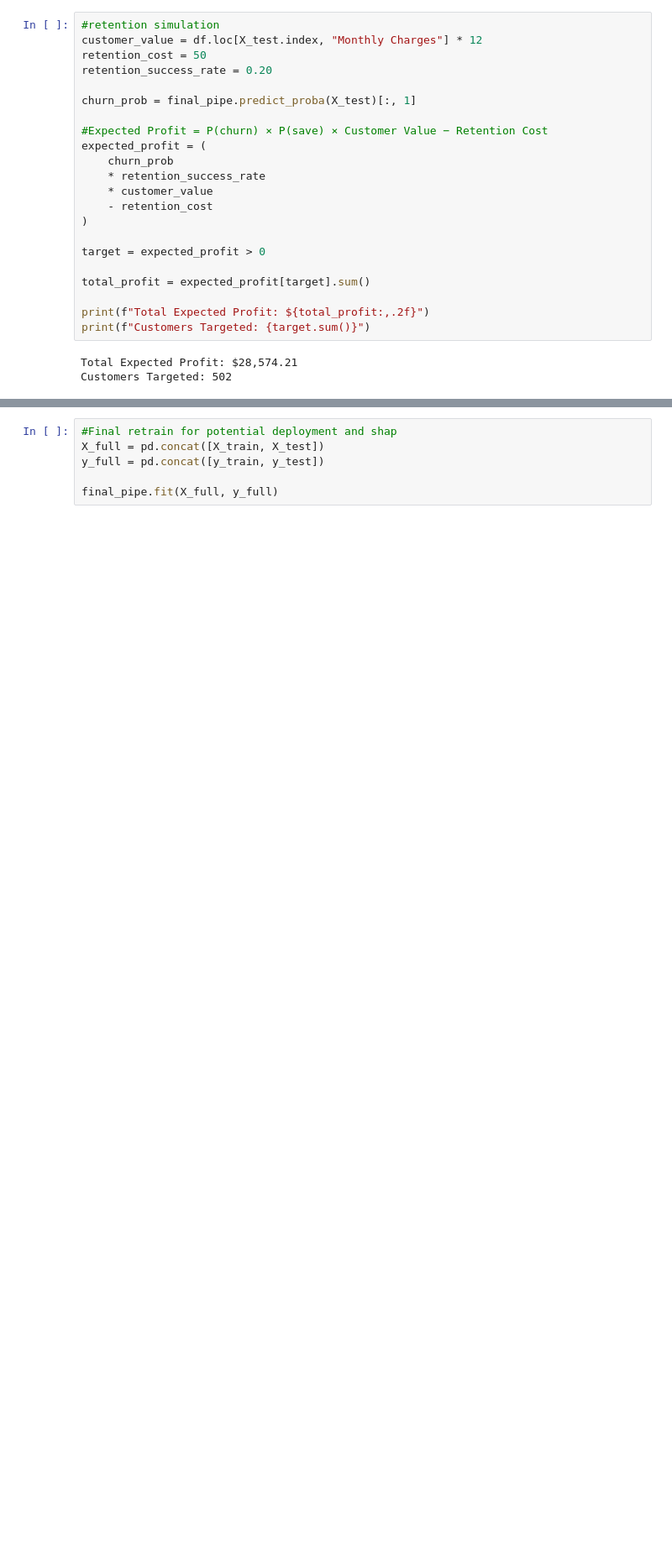
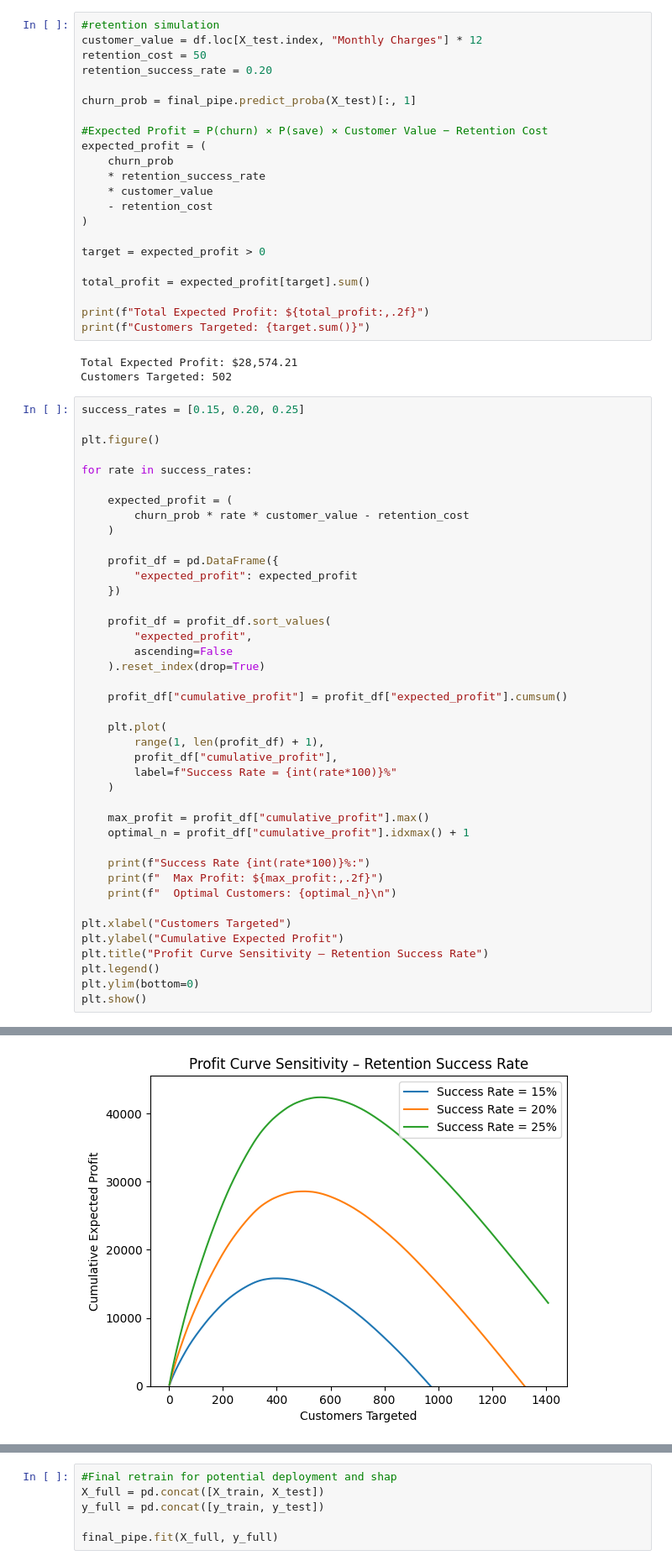
Before and after one commit to EvanW22/telco-churn-retention, a Jupyter notebook: notebooks/churn_analysis.ipynb, the cells around one changed output, grey strips where cells are left out. Shown at 84% size. Drawn from its saved outputs; the diff is of its cells as text; blank space fills up the shorter version.

Commit message:
added brier score, budget constraints, and profit curves with varying retention success rates

```diff
--- a/notebooks/churn_analysis.ipynb
+++ b/notebooks/churn_analysis.ipynb
@@ -271,3 +280,45 @@ print(f"Customers Targeted: {target.sum()}")
 # %% [output]
 Total Expected Profit: $28,574.21
 Customers Targeted: 502
+# %%
+success_rates = [0.15, 0.20, 0.25]
+
+plt.figure()
+
+for rate in success_rates:
+
+    expected_profit = (
+        churn_prob * rate * customer_value - retention_cost
+    )
+
+    profit_df = pd.DataFrame({
+        "expected_profit": expected_profit
+    })
+
+    profit_df = profit_df.sort_values(
+        "expected_profit",
+        ascending=False
+    ).reset_index(drop=True)
+
+    profit_df["cumulative_profit"] = profit_df["expected_profit"].cumsum()
+
+    plt.plot(
+        range(1, len(profit_df) + 1),
+        profit_df["cumulative_profit"],
+        label=f"Success Rate = {int(rate*100)}%"
+    )
+
+    max_profit = profit_df["cumulative_profit"].max()
+    optimal_n = profit_df["cumulative_profit"].idxmax() + 1
+
+    print(f"Success Rate {int(rate*100)}%:")
+    print(f"  Max Profit: ${max_profit:,.2f}")
+    print(f"  Optimal Customers: {optimal_n}\n")
+
+plt.xlabel("Customers Targeted")
+plt.ylabel("Cumulative Expected Profit")
+plt.title("Profit Curve Sensitivity – Retention Success Rate")
+plt.legend()
+plt.ylim(bottom=0)
+plt.show()
+# %% [output]
@@ -273,0 +336 @@ Customers Targeted: 502
+[figure, added]
```
Also changed, not shown: parts of 3 cells of this notebook.
